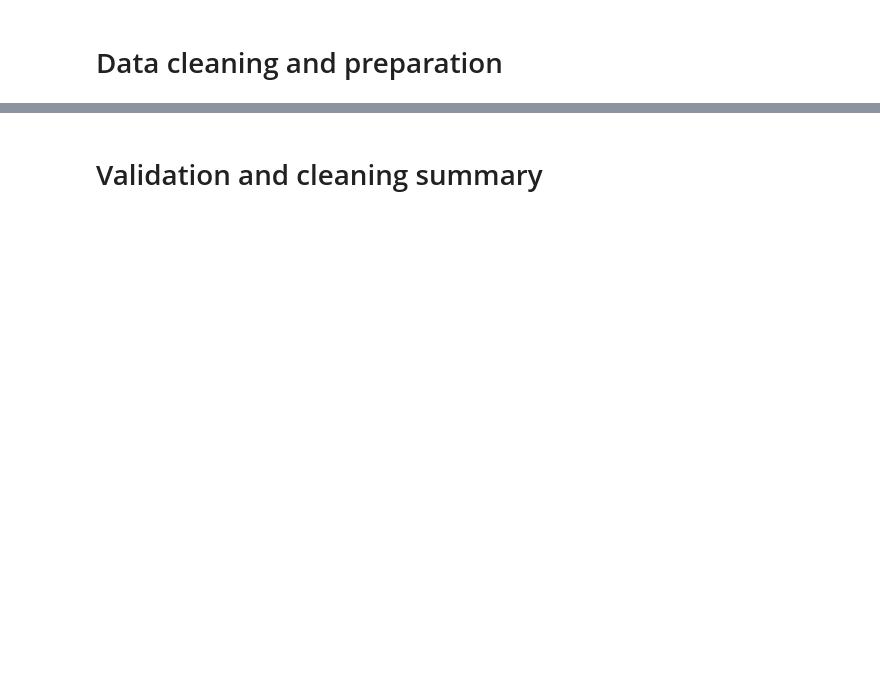
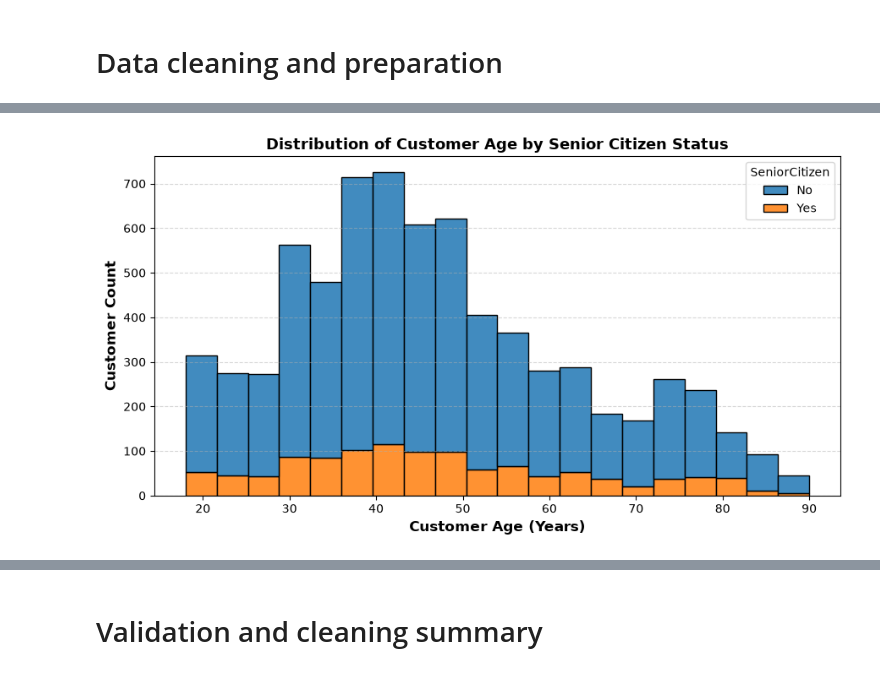
Before and after one commit to pondnatalie/Churn_Project_Tellecommunications, a Jupyter notebook: Churn_Project.ipynb, the cells around one changed output, grey strips where cells are left out. Saved outputs shown, nothing was run; the diff lists cells and outputs as text; code cells hidden in the pictures; blank space fills up the shorter version.

```diff
--- a/Churn_Project.ipynb
+++ b/Churn_Project.ipynb
@@ -183,0 +203,4 @@ df.corr(numeric_only=True)
+# %%
+## Creating a copy of our dataset
+raw = pd.read_csv("Churn_class_project.csv")
+df = raw.copy()
@@ -183,0 +273,16 @@ df.corr(numeric_only=True)
+# %%
+# Create AgeGroup column using pd.cut
+import pandas as pd
+
+# Define bin boundaries and corresponding labels
+age_bins = [0, 24, 39, 54, 69, 120]
+age_labels = ['Under 25', '25-39', '40-54', '55-69', '70+']
+
+# Mutate/create new AgeGroup column
+df['AgeGroup'] = pd.cut(
+    df['CustomerAge'],
+    bins=age_bins,
+    labels=age_labels
+)
+# check
+df[['CustomerAge', 'AgeGroup']].head(10)
@@ -183,0 +301,28 @@ df.corr(numeric_only=True)
+# %%
+import matplotlib.pyplot as plt
+import seaborn as sns
+
+plt.figure(figsize=(9, 5))
+sns.histplot(
+    data=df,
+    x="CustomerAge",
+    hue="SeniorCitizen",
+    multiple="stack",
+    bins=20,  # Combines individual ages into 20 clean intervals
+    palette=["#1f77b4", "#ff7f0e"],
+    edgecolor="black",
+    alpha=0.85,
+)
+
+plt.xlabel("Customer Age (Years)", fontsize=12, fontweight="bold")
+plt.ylabel("Customer Count", fontsize=12, fontweight="bold")
+plt.title(
+    "Distribution of Customer Age by Senior Citizen Status",
+    fontsize=13,
+    fontweight="bold",
+)
+plt.grid(axis="y", linestyle="--", alpha=0.5)
+plt.tight_layout()
+plt.show()
+# %% [output]
+[figure, added]
```
Also changed, not shown: parts of 17 cells of this notebook.
